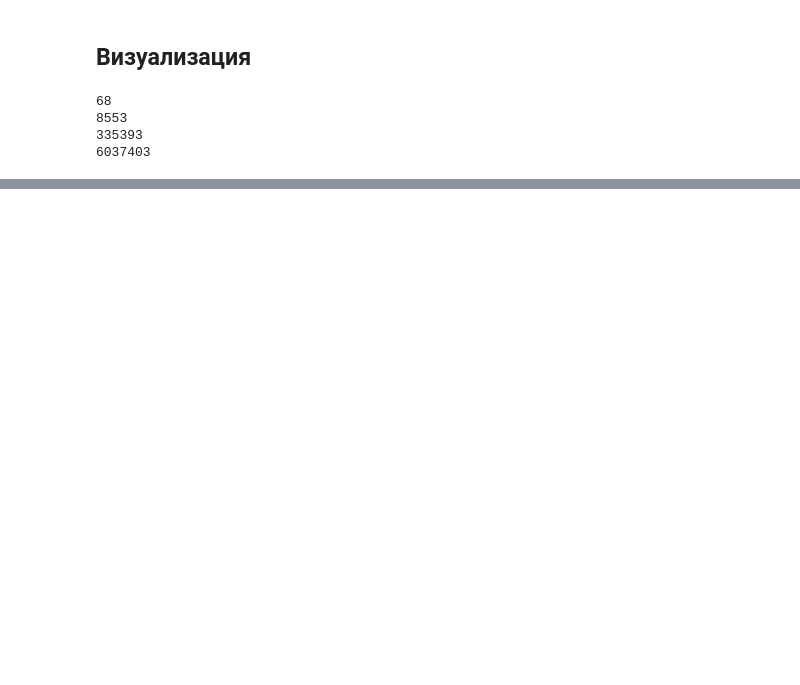
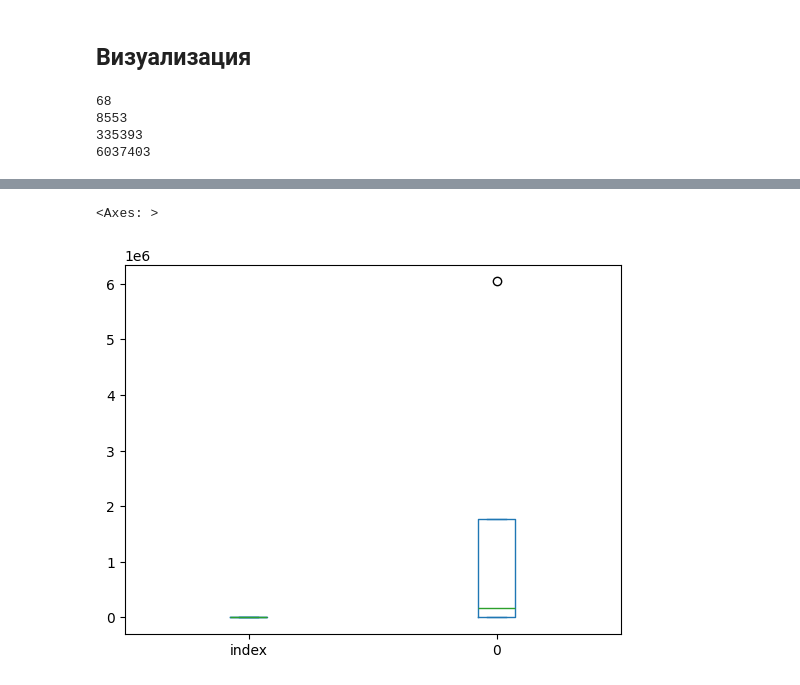
Before and after one commit to VinogradovIlya/algo, a Jupyter notebook: pro2_m3y4/main_3.ipynb, the cells around one changed output, grey strips where cells are left out. Drawn from its saved outputs; the diff is of its cells as text; code cells hidden in the pictures; blank space fills up the shorter version.

```diff
--- a/pro2_m3y4/main_3.ipynb
+++ b/pro2_m3y4/main_3.ipynb
@@ -307,0 +310,5 @@ comb_df
+# %%
+comb_df.plot.box()
+# %% [output]
+<Axes: >
+[figure, added]
```
Also changed, not shown: parts of 5 cells of this notebook, 3 other files.
